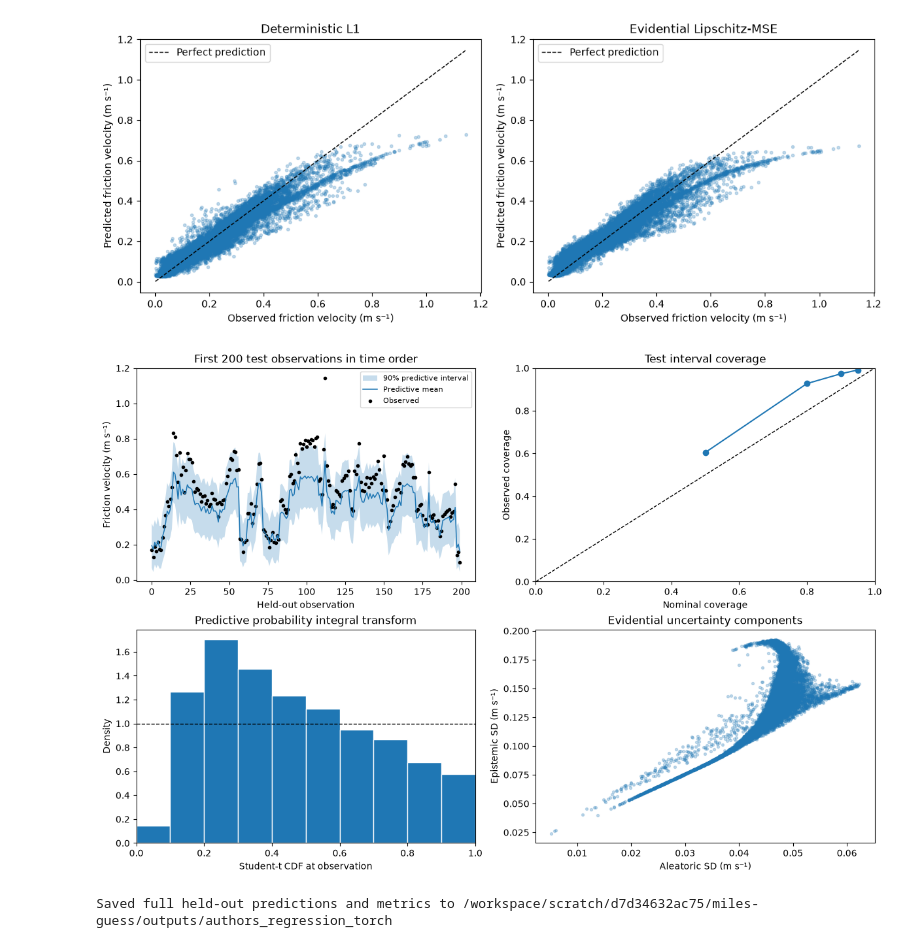
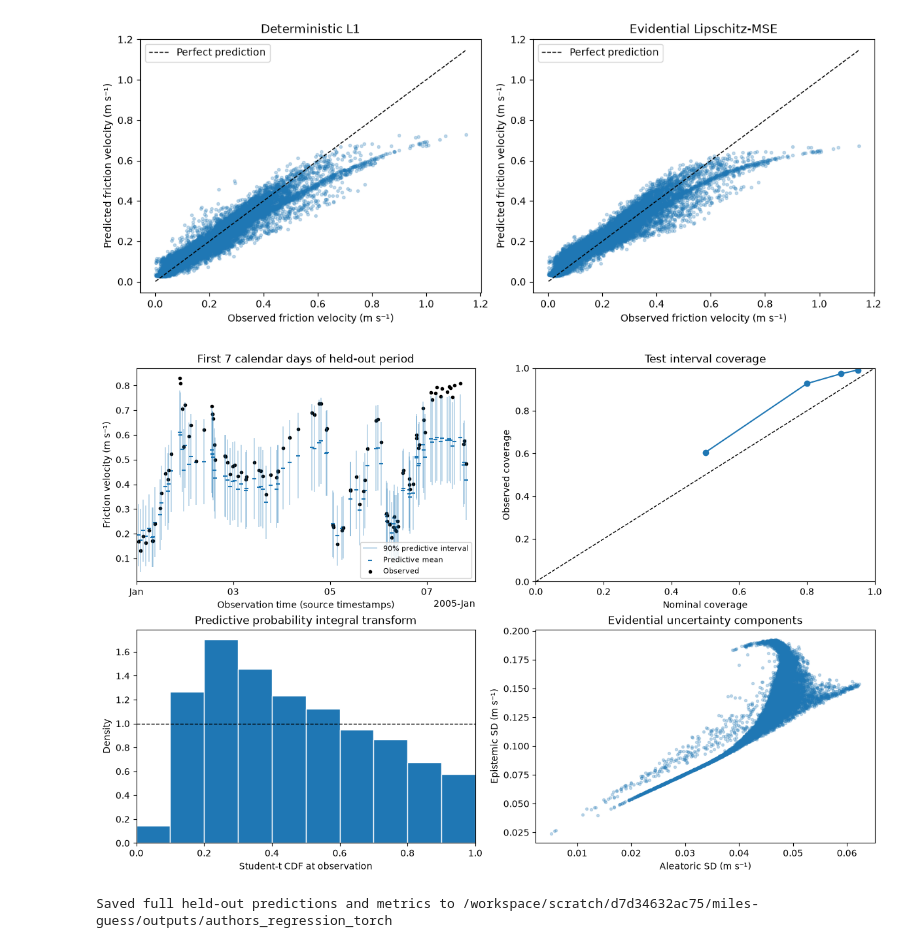
Before and after one commit to Pongpisit-Thanasutives/miles-guess, a Jupyter notebook: notebooks/regression_example_torch.ipynb, the cells around one changed output. Saved outputs shown, nothing was run; the diff lists cells and outputs as text; code cells hidden in the pictures.

```diff
--- a/notebooks/regression_example_torch.ipynb
+++ b/notebooks/regression_example_torch.ipynb
@@ -262,30 +266,44 @@ plt.show()
 [figure]
 [figure]
 # %%
-# A fixed chronological excerpt is for readability; metrics above use the whole test set.
-selected = np.argsort(pd.to_datetime(test_data["Time"]).to_numpy(), kind="stable")[:200]
+# Choose the first seven calendar days using timestamps only, before inspecting predictions.
+# Every metric above still uses the complete test set. The source has no timezone metadata.
+test_time = pd.to_datetime(test_data["Time"], errors="raise")
+assert test_time.notna().all()
+window_start = test_time.min().normalize()
+window_stop = window_start + pd.Timedelta(days=7)
+order = np.argsort(test_time.to_numpy(), kind="stable")
+selected = order[(test_time.iloc[order] >= window_start).to_numpy()
+                 & (test_time.iloc[order] < window_stop).to_numpy()]
+plot_time = test_time.iloc[selected].to_numpy()
 lower, upper = evidential_test["intervals"][0.9]
 fig, axes = plt.subplots(2, 2, figsize=(12, 8), constrained_layout=True)
 ax = axes[0, 0]
-ax.fill_between(np.arange(len(selected)), lower[selected, 0], upper[selected, 0], alpha=0.25,
-                label="90% predictive interval")
-ax.plot(evidential_test["mean"][selected, 0], lw=1.1, label="Predictive mean")
-ax.scatter(np.arange(len(selected)), truth[selected, 0], s=9, c="black", label="Observed")
-ax.set(title="First 200 test observations in time order", xlabel="Held-out observation", ylabel="Friction velocity (m s⁻¹)")
+# Separate vertical intervals and markers avoid interpolating across missing times.
+ax.vlines(plot_time, lower[selected, 0], upper[selected, 0], color="tab:blue", alpha=0.3,
+          lw=1.3, label="90% predictive interval")
+ax.scatter(plot_time, evidential_test["mean"][selected, 0], s=13, color="tab:blue",
+           marker="_", label="Predictive mean")
+ax.scatter(plot_time, truth[selected, 0], s=9, c="black", label="Observed")
+locator = mdates.AutoDateLocator(minticks=4, maxticks=7)
+ax.xaxis.set_major_locator(locator)
+ax.xaxis.set_major_formatter(mdates.ConciseDateFormatter(locator))
+ax.set(title="First 7 calendar days of held-out period", xlabel="Observation time (source timestamps)",
+       ylabel="Friction velocity (m s⁻¹)", xlim=(window_start, window_stop))
 ax.legend(fontsize=8)
 coverage = evidential_test["coverage"]
 axes[0, 1].plot([0, 1], [0, 1], "k--", lw=1)
 axes[0, 1].plot(coverage["nominal"], coverage["observed"], "o-")
 axes[0, 1].set(title="Test interval coverage", xlabel="Nominal coverage", ylabel="Observed coverage", xlim=(0, 1), ylim=(0, 1))
 axes[1, 0].hist(evidential_test["pit"][:, 0], bins=np.linspace(0, 1, 11), density=True, edgecolor="white")
 axes[1, 0].axhline(1, color="black", linestyle="--", lw=1)
 axes[1, 0].set(title="Predictive probability integral transform", xlabel="Student-t CDF at observation", ylabel="Density", xlim=(0, 1))
 axes[1, 1].scatter(np.sqrt(evidential_test["aleatoric"][:, 0]), np.sqrt(evidential_test["epistemic"][:, 0]),
                     s=8, alpha=0.25, rasterized=True)
 axes[1, 1].set(title="Evidential uncertainty components", xlabel="Aleatoric SD (m s⁻¹)", ylabel="Epistemic SD (m s⁻¹)")
 plt.show()
 # %% [output]
-[figure, old version]
+[figure, new version]
 # %%
 OUTPUT_DIR = REPO_ROOT / "outputs/authors_regression_torch"
 OUTPUT_DIR.mkdir(parents=True, exist_ok=True)
```
Also changed, not shown: parts of 4 cells of this notebook, 53 other files.
